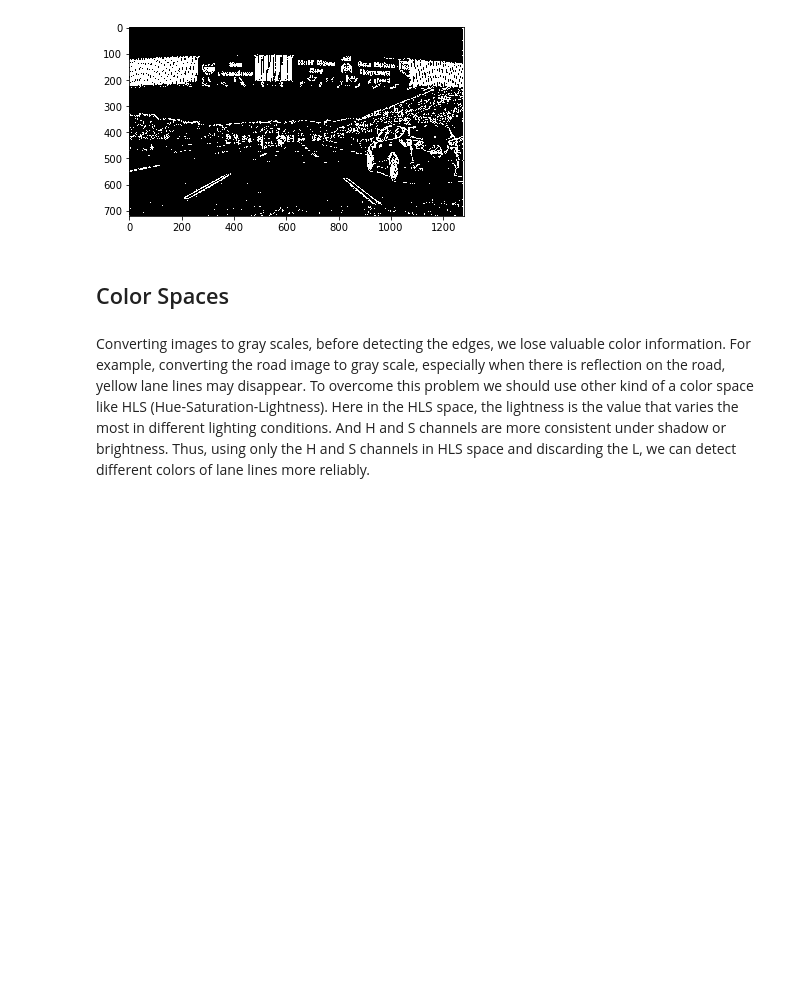
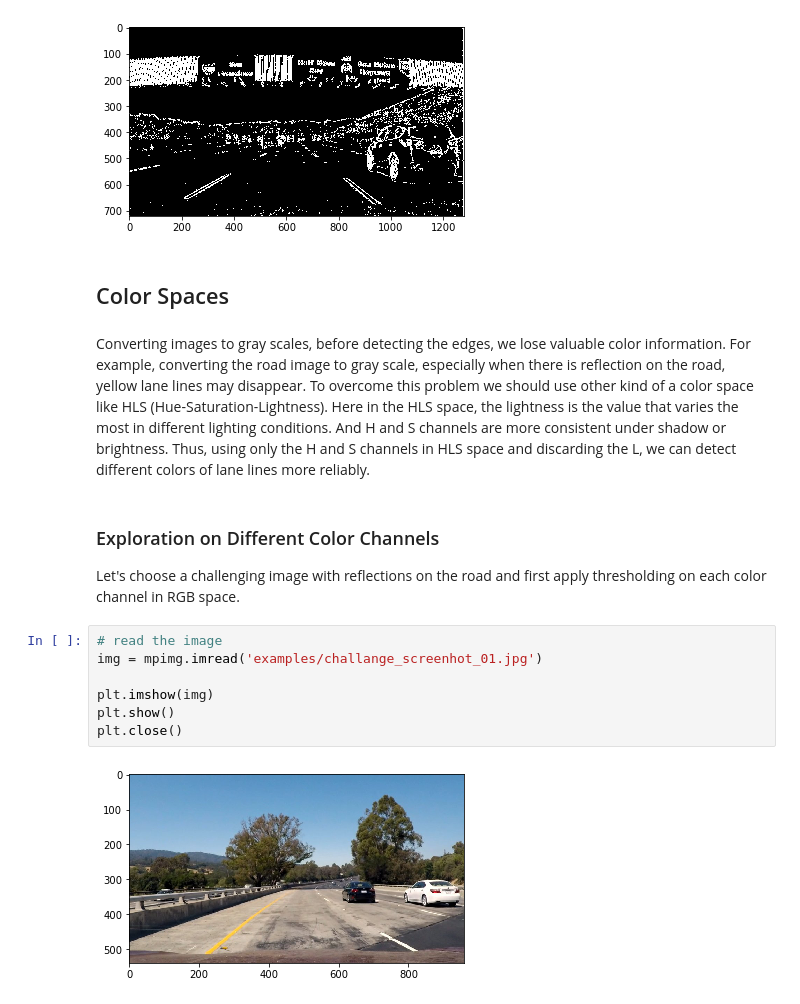
Before and after one commit to musa-atlihan/CarND-Advanced-Lane-Lines, a Jupyter notebook: project-report.ipynb, the cells around one changed output. Drawn from its saved outputs; the diff is of its cells as text; blank space fills up the shorter version.

```diff
--- a/project-report.ipynb
+++ b/project-report.ipynb
@@ -385,3 +385,17 @@ plt.close()
 ## Color Spaces
 # %% [markdown]
 Converting images to gray scales, before detecting the edges, we lose valuable color information. For example, converting the road image to gray scale, especially when there is reflection on the road, yellow lane lines may disappear. To overcome this problem we should use other kind of a color space like HLS (Hue-Saturation-Lightness). Here in the HLS space, the lightness is the value that varies the most in different lighting conditions. And H and S channels are more consistent under shadow or brightness. Thus, using only the H and S channels in HLS space and discarding the L, we can detect different colors of lane lines more reliably.
+# %% [markdown]
+### Exploration on Different Color Channels
+
+
+Let's choose a challenging image with reflections on the road and first apply thresholding on each color channel in RGB space.
+# %%
+# read the image
+img = mpimg.imread('examples/challange_screenhot_01.jpg')
+
+plt.imshow(img)
+plt.show()
+plt.close()
+# %% [output]
+[figure, added]
```
Also changed, not shown: parts of 17 cells of this notebook, 8 other files.
